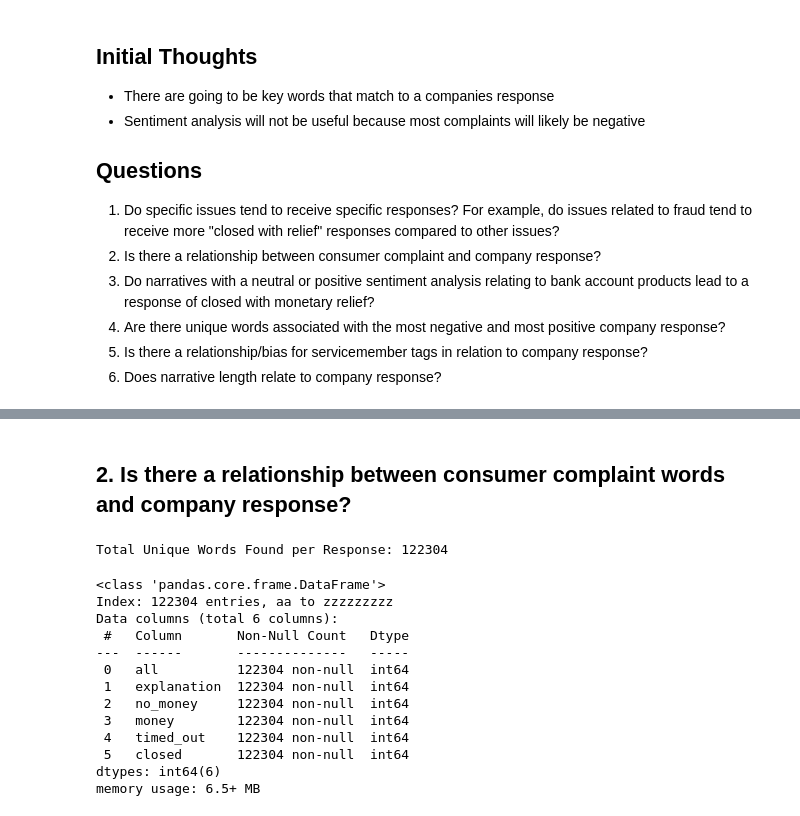
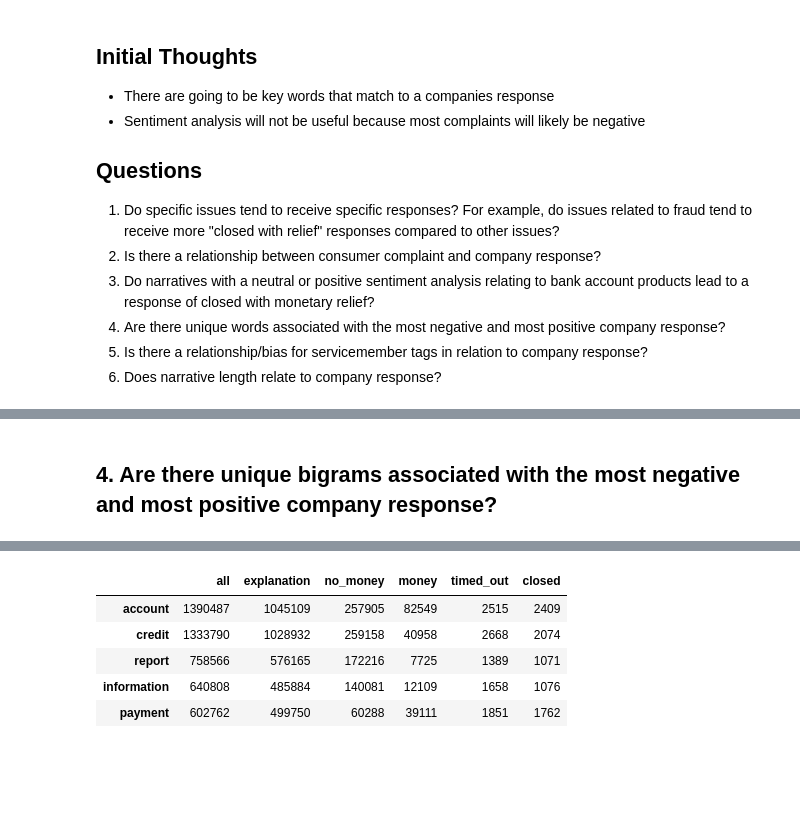
Before and after one commit to DATA-TRAC/consumer-complaint-response, a Jupyter notebook: ali-notebook.ipynb, the cells around one changed output, grey strips where cells are left out. Cells and saved outputs as stored; diff of their text form; code cells hidden in the pictures; blank space fills up the shorter version.

```diff
--- a/ali-notebook.ipynb
+++ b/ali-notebook.ipynb
@@ -60,3 +145,5 @@ Test: (249348, 8)
+# %% [markdown]
+## 4. Are there unique bigrams associated with the most negative and most positive company response?
 # %%
 train.head(1)
 # %% [output]
@@ -67,2 +151,0 @@ train.head(1)
-# %% [markdown]
-## 2. Is there a relationship between consumer complaint words and company response?
@@ -126,20 +152,9 @@ def get_words(train):
-# %%
-word_counts = get_words(train)
-# %% [output]
-Total Unique Words Found per Response: 122304
 # %%
-word_counts.info()
+word_counts.head()
 # %% [output]
-<class 'pandas.core.frame.DataFrame'>
-Index: 122304 entries, aa to zzzzzzzzz
-Data columns (total 6 columns):
- #   Column       Non-Null Count   Dtype
----  ------       --------------   -----
- 0   all          122304 non-null  int64
- 1   explanation  122304 non-null  int64
- 2   no_money     122304 non-null  int64
- 3   money        122304 non-null  int64
- 4   timed_out    122304 non-null  int64
- 5   closed       122304 non-null  int64
-dtypes: int64(6)
-memory usage: 6.5+ MB
+|  | all | explanation | no_money | money | timed_out | closed |
+| account | 1390487 | 1045109 | 257905 | 82549 | 2515 | 2409 |
+| credit | 1333790 | 1028932 | 259158 | 40958 | 2668 | 2074 |
+| report | 758566 | 576165 | 172216 | 7725 | 1389 | 1071 |
+| information | 640808 | 485884 | 140081 | 12109 | 1658 | 1076 |
+| payment | 602762 | 499750 | 60288 | 39111 | 1851 | 1762 |
```
Also changed, not shown: parts of 32 cells of this notebook.
